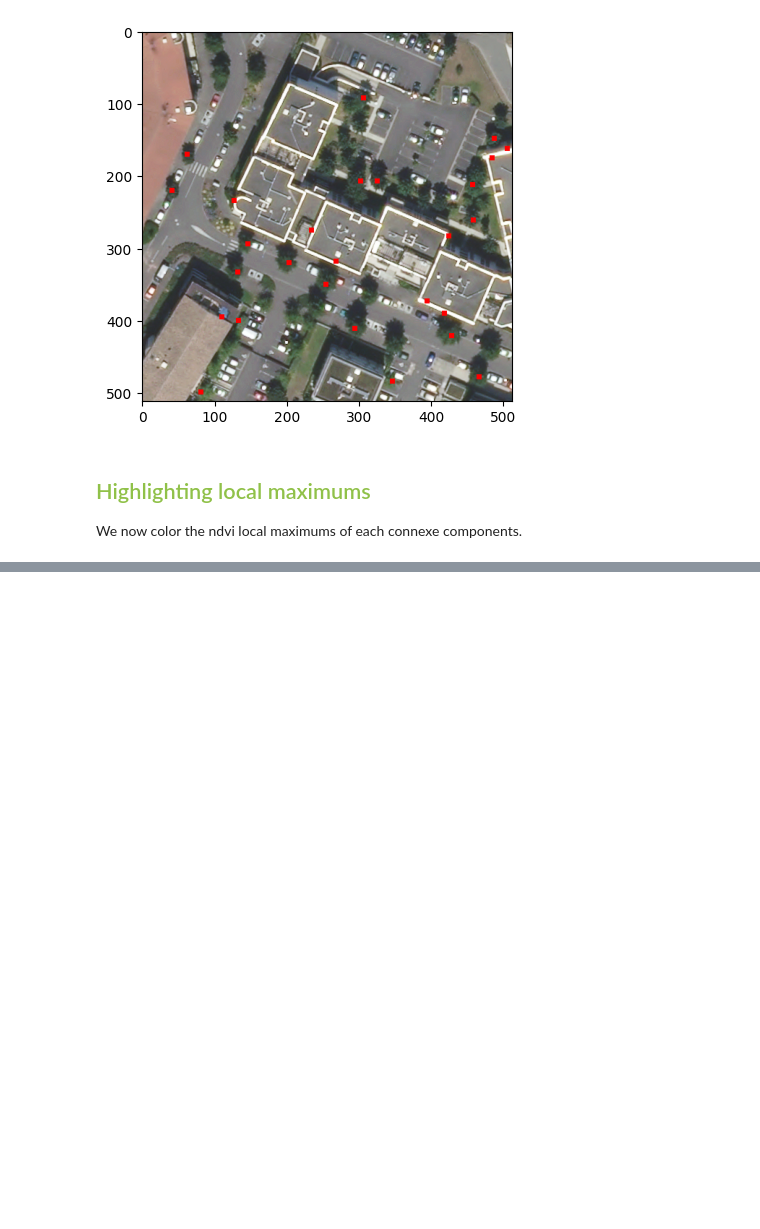
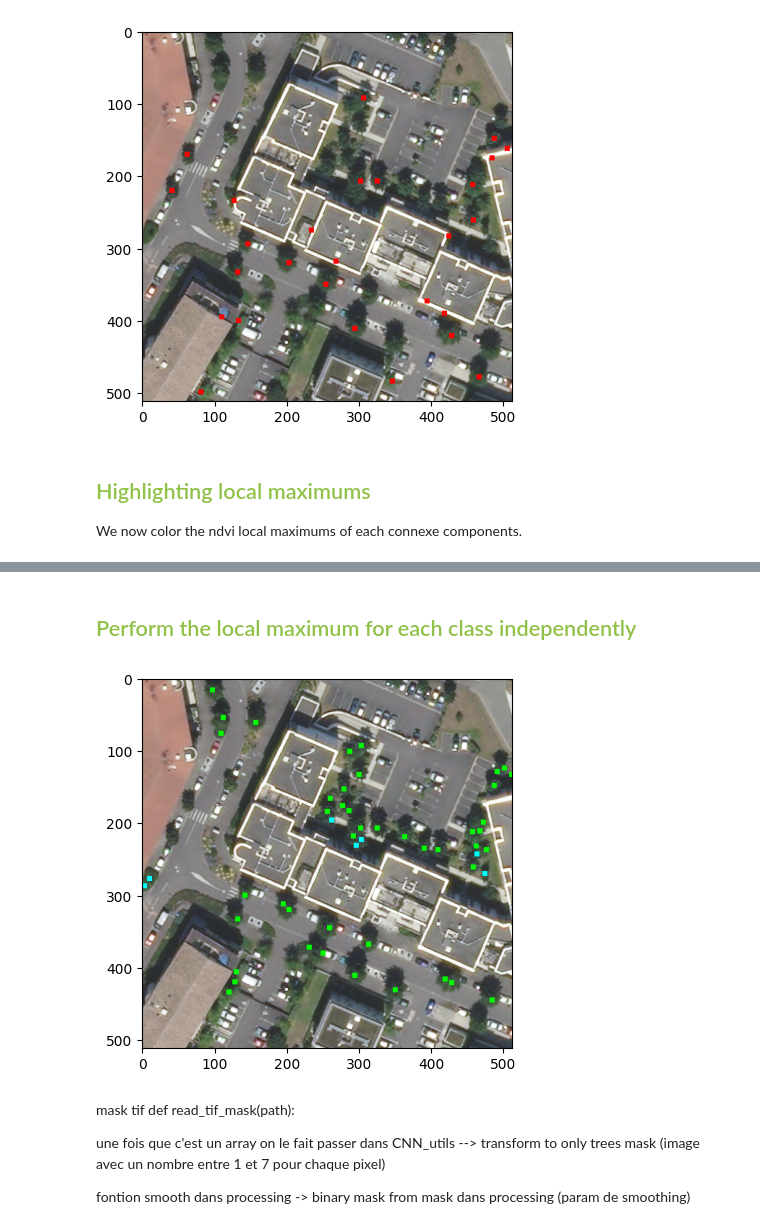
Before and after one commit to theo240801/inf573vegetalisation, a Jupyter notebook: story.ipynb, the cells around one changed output, grey strips where cells are left out. Drawn from its saved outputs; the diff is of its cells as text; code cells hidden in the pictures; blank space fills up the shorter version.

Commit message:
add mutiple mask function

```diff
--- a/story.ipynb
+++ b/story.ipynb
@@ -130,0 +153,2 @@ Image saved in output/output_image2.jpg
+# %% [markdown]
+## <font color='#90c149'>Perform the local maximum for each class independently</font>
@@ -130,0 +159,27 @@ Image saved in output/output_image2.jpg
+# %%
+path = "./flair/dataflair/flair_1_toy_labels_train/D031_2019/Z8_UU/msk/MSK_020484.tif"
+tif_path = "./flair/dataflair/flair_1_toy_aerial_train/D031_2019/Z8_UU/img/IMG_020484.tif"
+tif_image = read_tif_image(tif_path)
+
+
+ndvi_treshold = 0.24
+elevation_threshold_min = 2
+elevation_threshold_max = 80
+maximum_filter_size = 15
+minimum_CC_size = 150
+output_name = "output_image10"
+
+
+old_mask = read_tif_mask(path)
+
+
+show_trees_from_mask(tif_image, old_mask, ndvi_treshold, elevation_threshold_min, elevation_threshold_max, maximum_filter_size, minimum_CC_size, output_name)
+# %% [output]
+[figure, added]
+# %% [markdown]
+mask tif
+def read_tif_mask(path):
+
+une fois que c'est un array on le fait passer dans CNN_utils  --> transform to only trees mask  (image avec un nombre entre 1 et 7 pour chaque pixel)
+
+fontion smooth dans processing -> binary mask from mask dans processing   (param de smoothing)
```
Also changed, not shown: parts of 7 cells of this notebook, 1 other file.
